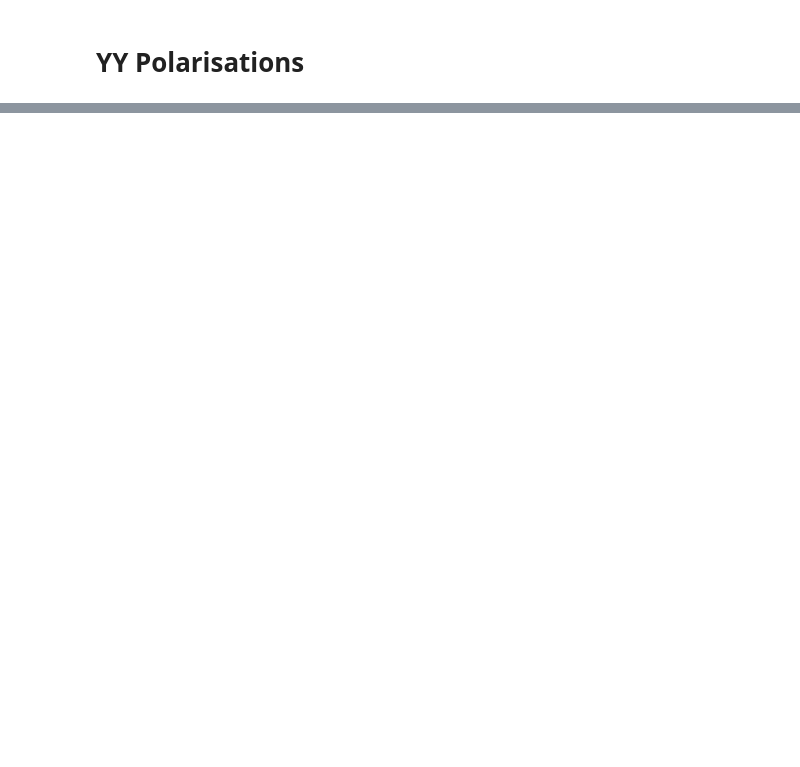
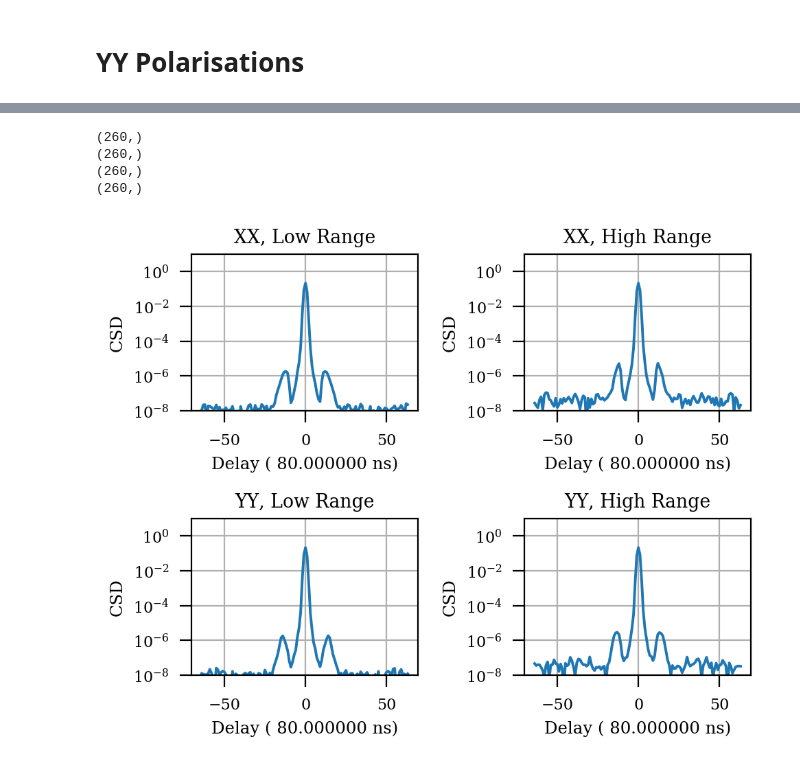
Before and after one commit to HERA-Team/ClosurePS, a Jupyter notebook: analysis-jup.ipynb, the cells around one changed output, grey strips where cells are left out. Drawn from its saved outputs; the diff is of its cells as text; code cells hidden in the pictures; blank space fills up the shorter version.

```diff
--- a/analysis-jup.ipynb
+++ b/analysis-jup.ipynb
@@ -173,0 +198,56 @@ pp_ps(x1,title="Linm30, YY, Times 100:250, Chans 120:380")
+# %%
+xx_low = psXmedCTimCTri(numpy.exp(1j*(pp_eq14[125:225,:,:,120:380])),
+                       window="hamming")
+xx_high = psXmedCTimCTri(numpy.exp(1j*(pp_eq14[125:225,:,:,515:775])),
+                       window="hamming")
+yy_low = psXmedCTimCTri(numpy.exp(1j*(pp_eq14_yy[125:225,:,:,120:380])),
+                       window="hamming")
+yy_high = psXmedCTimCTri(numpy.exp(1j*(pp_eq14_yy[125:225,:,:,515:775])),
+                       window="hamming")
+
+fig=mkfig()
+
+ax=fig.add_subplot(221)
+xvar = numpy.arange(128)-64
+pylab.semilogy(xvar,xx_low)
+ax.set_xlabel("Delay ( %f ns)" % (1e9/(100e6/1024) / 128,))
+ax.set_ylabel("CSD")
+ax.set_title("XX, Low Range")
+ax.set_ylim([10e-9,10e0])
+ax.xaxis.set_ticks_position('bottom')
+ax.grid()
+
+ax1=fig.add_subplot(222,sharex=ax)
+pylab.semilogy(xvar,xx_high)
+ax1.set_xlabel("Delay ( %f ns)" % (1e9/(100e6/1024) / 128,))
+ax1.set_ylabel("CSD")
+ax1.set_title("XX, High Range")
+ax1.set_ylim([10e-9,10e0])
+ax1.xaxis.set_ticks_position('bottom')
+ax1.grid()
+
+ax2=fig.add_subplot(223,sharex=ax)
+pylab.semilogy(xvar,yy_low)
+ax2.set_xlabel("Delay ( %f ns)" % (1e9/(100e6/1024) / 128,))
+ax2.set_ylabel("CSD")
+ax2.set_title("YY, Low Range")
+ax2.set_ylim([10e-9,10e0])
+ax2.xaxis.set_ticks_position('bottom')
+ax2.grid()
+
+ax3=fig.add_subplot(224,sharex=ax)
+pylab.semilogy(xvar,yy_high)
+ax3.set_xlabel("Delay ( %f ns)" % (1e9/(100e6/1024) / 128,))
+ax3.set_ylabel("CSD")
+ax3.set_title("YY, High Range")
+ax3.set_ylim([10e-9,10e0])
+ax3.xaxis.set_ticks_position('bottom')
+ax3.grid()
+
+fig.tight_layout()
+# %% [output]
+(260,)
+(260,)
+(260,)
+(260,)
+[figure, added]
```
Also changed, not shown: parts of 22 cells of this notebook, 6 other files.
